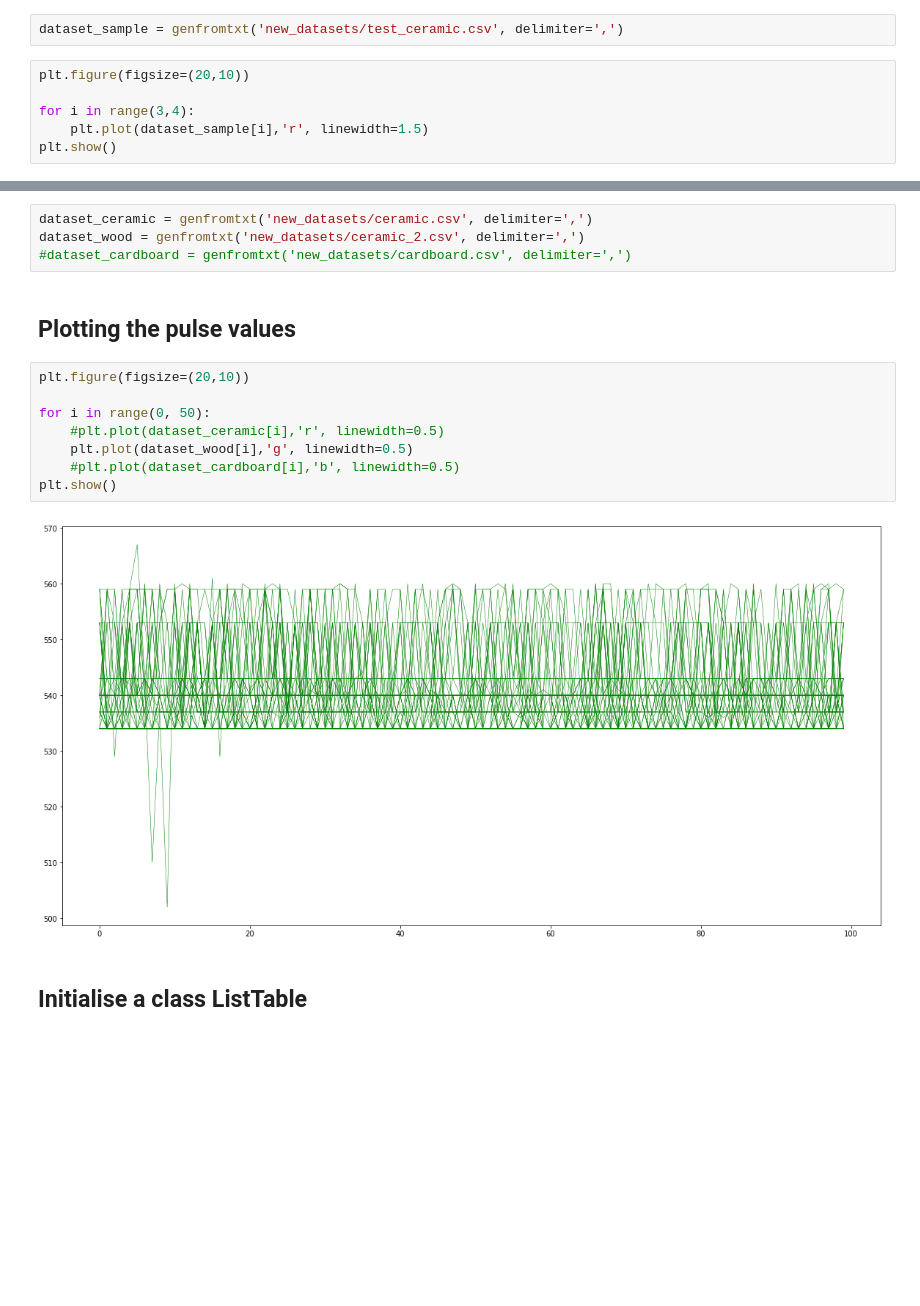
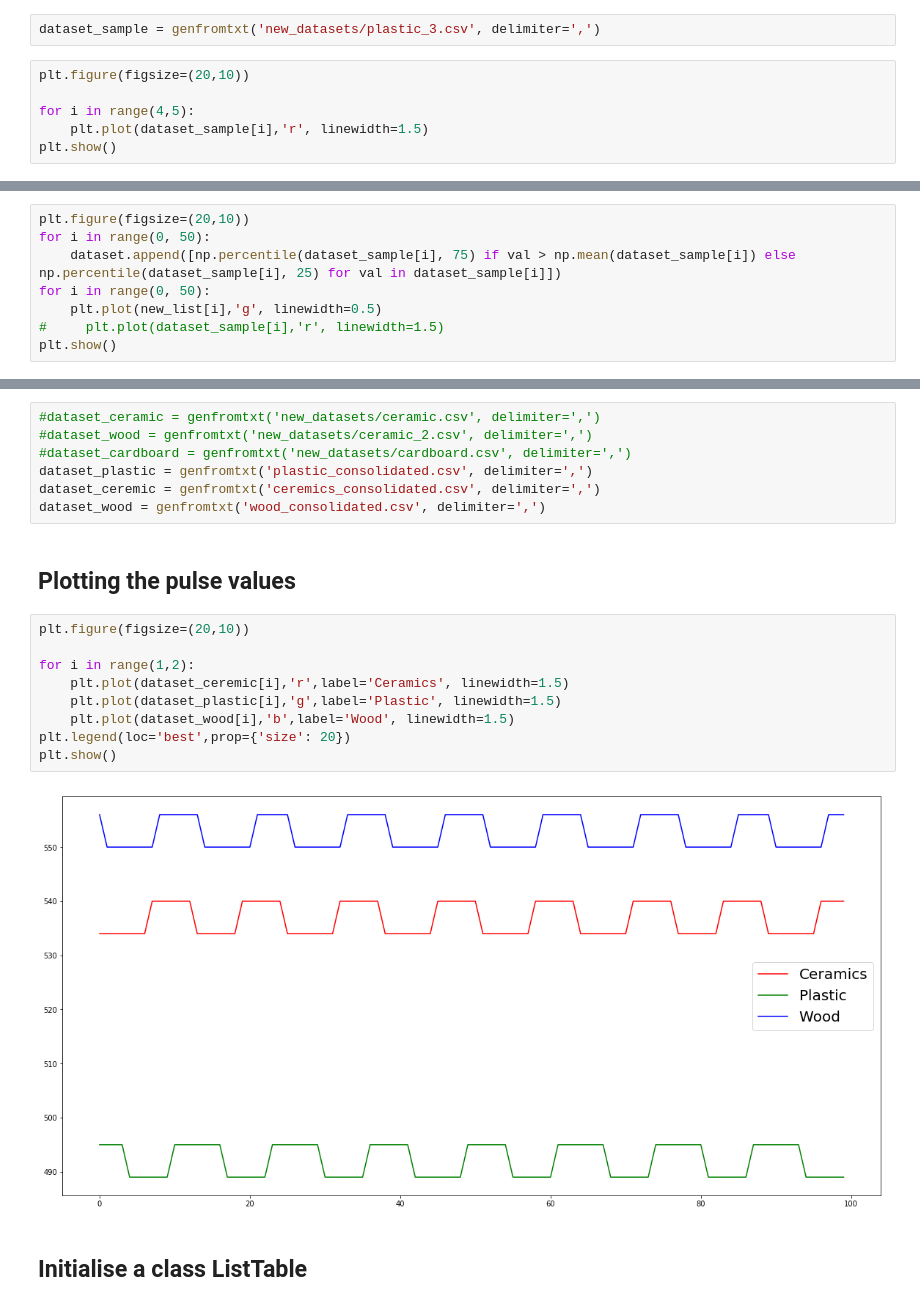
Before and after one commit to AnshulHedau/Pehchaan-The-Identifier, a Jupyter notebook: Data_Analysis_Python/Data Classification.ipynb, the cells around one changed output, grey strips where cells are left out. Saved outputs shown, nothing was run; the diff lists cells and outputs as text; blank space fills up the shorter version.

Commit message:
Update Visualization

```diff
--- a/Data_Analysis_Python/Data Classification.ipynb
+++ b/Data_Analysis_Python/Data Classification.ipynb
@@ -13,9 +15,9 @@ from sklearn.model_selection import train_test_split
 # %%
-dataset_sample = genfromtxt('new_datasets/test_ceramic.csv', delimiter=',')
+dataset_sample = genfromtxt('new_datasets/plastic_3.csv', delimiter=',')
 # %%
 plt.figure(figsize=(20,10))
 
-for i in range(3,4):
+for i in range(4,5):
     plt.plot(dataset_sample[i],'r', linewidth=1.5)
 plt.show()
 # %% [output]
@@ -22,0 +25,8 @@ plt.show()
+# %%
+plt.figure(figsize=(20,10))
+for i in range(0, 50):
+    dataset.append([np.percentile(dataset_sample[i], 75) if val > np.mean(dataset_sample[i]) else np.percentile(dataset_sample[i], 25) for val in dataset_sample[i]])
+for i in range(0, 50):
+    plt.plot(new_list[i],'g', linewidth=0.5)
+#     plt.plot(dataset_sample[i],'r', linewidth=1.5)
+plt.show()
@@ -25,21 +46,25 @@ plt.show()
 # %% [markdown]
 Each of the dataset contain a total of 10,000 points in the form of 100x100 format. All the different datapoints have been collected with the apparatus being kept at a distance of 8cm from the object.
 # %%
-dataset_ceramic = genfromtxt('new_datasets/ceramic.csv', delimiter=',')
-dataset_wood = genfromtxt('new_datasets/ceramic_2.csv', delimiter=',')
+#dataset_ceramic = genfromtxt('new_datasets/ceramic.csv', delimiter=',')
+#dataset_wood = genfromtxt('new_datasets/ceramic_2.csv', delimiter=',')
 #dataset_cardboard = genfromtxt('new_datasets/cardboard.csv', delimiter=',')
+dataset_plastic = genfromtxt('plastic_consolidated.csv', delimiter=',')
+dataset_ceremic = genfromtxt('ceremics_consolidated.csv', delimiter=',')
+dataset_wood = genfromtxt('wood_consolidated.csv', delimiter=',')
 # %% [markdown]
 ## Plotting the pulse values
 # %%
 plt.figure(figsize=(20,10))
 
-for i in range(0, 50):
-    #plt.plot(dataset_ceramic[i],'r', linewidth=0.5)
-    plt.plot(dataset_wood[i],'g', linewidth=0.5)
-    #plt.plot(dataset_cardboard[i],'b', linewidth=0.5)
+for i in range(1,2):
+    plt.plot(dataset_ceremic[i],'r',label='Ceramics', linewidth=1.5)
+    plt.plot(dataset_plastic[i],'g',label='Plastic', linewidth=1.5)
+    plt.plot(dataset_wood[i],'b',label='Wood', linewidth=1.5)
+plt.legend(loc='best',prop={'size': 20})
 plt.show()
 # %% [output]
-[figure, old version]
+[figure, new version]
 # %% [markdown]
 ## Initialise a class ListTable
 # %%
```
Also changed, not shown: parts of 19 cells of this notebook, 4 other files.
